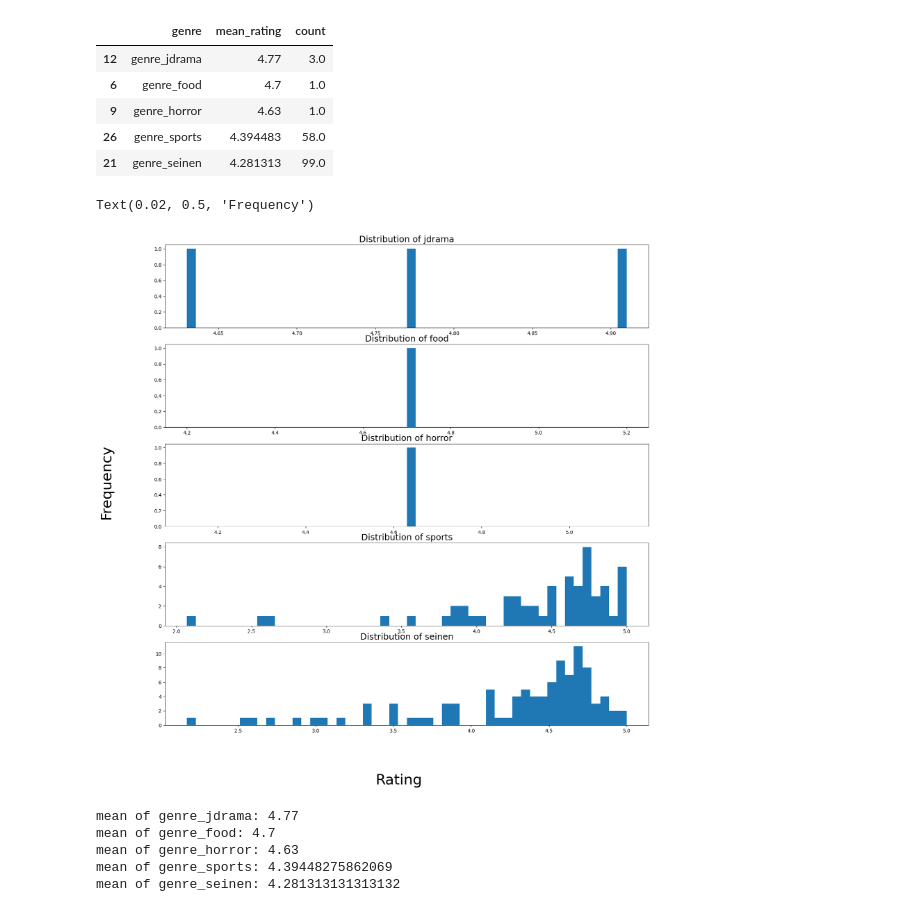
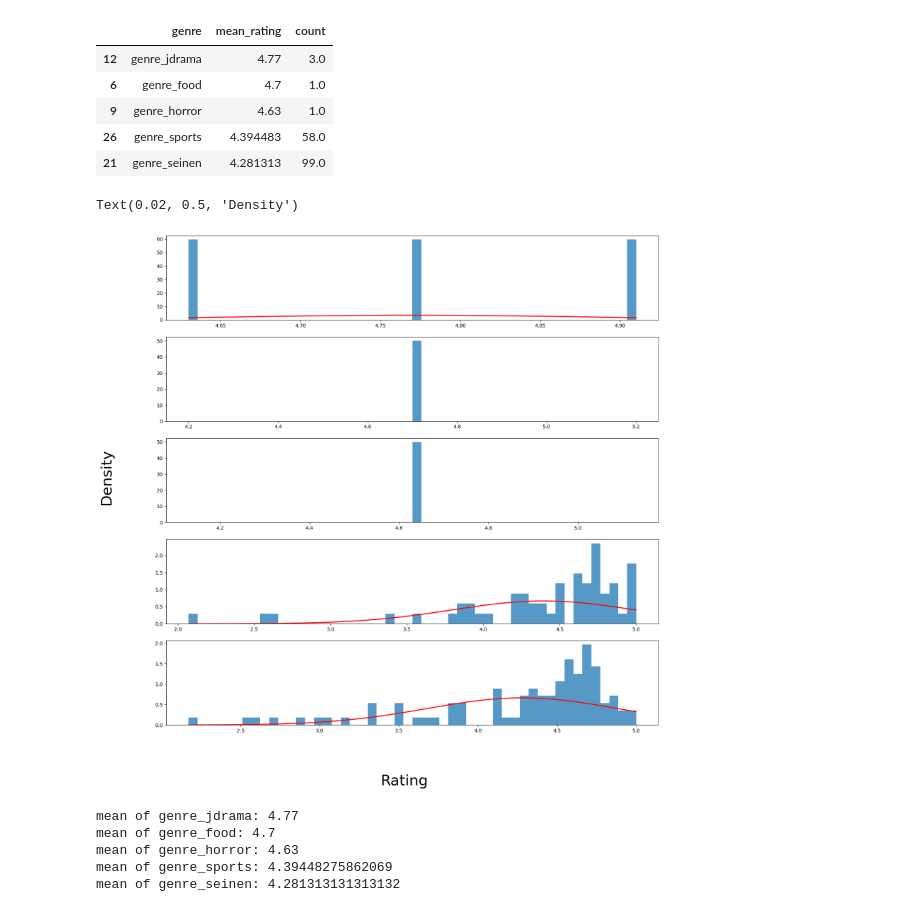
Before and after one commit to rmontehe/crunchyroll-data-analysis, a Jupyter notebook: crunchyroll-analysis.ipynb, the cells around one changed output. Saved outputs shown, nothing was run; the diff lists cells and outputs as text; code cells hidden in the pictures.

```diff
--- a/crunchyroll-analysis.ipynb
+++ b/crunchyroll-analysis.ipynb
@@ -56,21 +57,36 @@ genre_info.head(5)
 # %%
 index = [12, 6, 9, 26, 21]
 
 fig = plt.figure(figsize = (18,18))
 
 for i in range(5):
+
+    ### initialize variables for sake of readability
     idx = index[i]
     genre = genres[idx]
     string = genre.replace('genre_','')
+
+    ### convert data from a dataframe to an numpy ndarray
+    data = anime_data.loc[anime_data[genre] == 1, 'rate'].to_numpy()
+
+    ### create a subplot based on loop iteration
     plt.subplot(5,1,i+1)
-    plt.hist(anime_data.loc[anime_data[genre] == 1, 'rate'], bins = 50)
-    plt.title(f"Distribution of {string}", fontsize = 18)
+
+    ### plot the histogram with density
+    n, bins, patches = plt.hist(data, bins=50, density=True, alpha=0.75)
+
+    ### calculate the density function
+    density = (1 / (np.std(data) * np.sqrt(2 * np.pi))) * np.exp(-0.5 * ((bins - np.mean(data)) / np.std(data))**2)
+
+    ### plot the density function on top of the histogram
+    plt.plot(bins, density, linewidth=2, color='r')
+
 
 fig.supxlabel("Rating", fontsize = 30)
-fig.supylabel("Frequency", fontsize = 30)
+fig.supylabel("Density", fontsize = 30)
 # %% [output]
-Text(0.02, 0.5, 'Frequency')
+Text(0.02, 0.5, 'Density')
-[figure, old version]
+[figure, new version]
 # %%
 index = [12, 6, 9, 26, 21]
 
```
Also changed, not shown: parts of 6 cells of this notebook.
